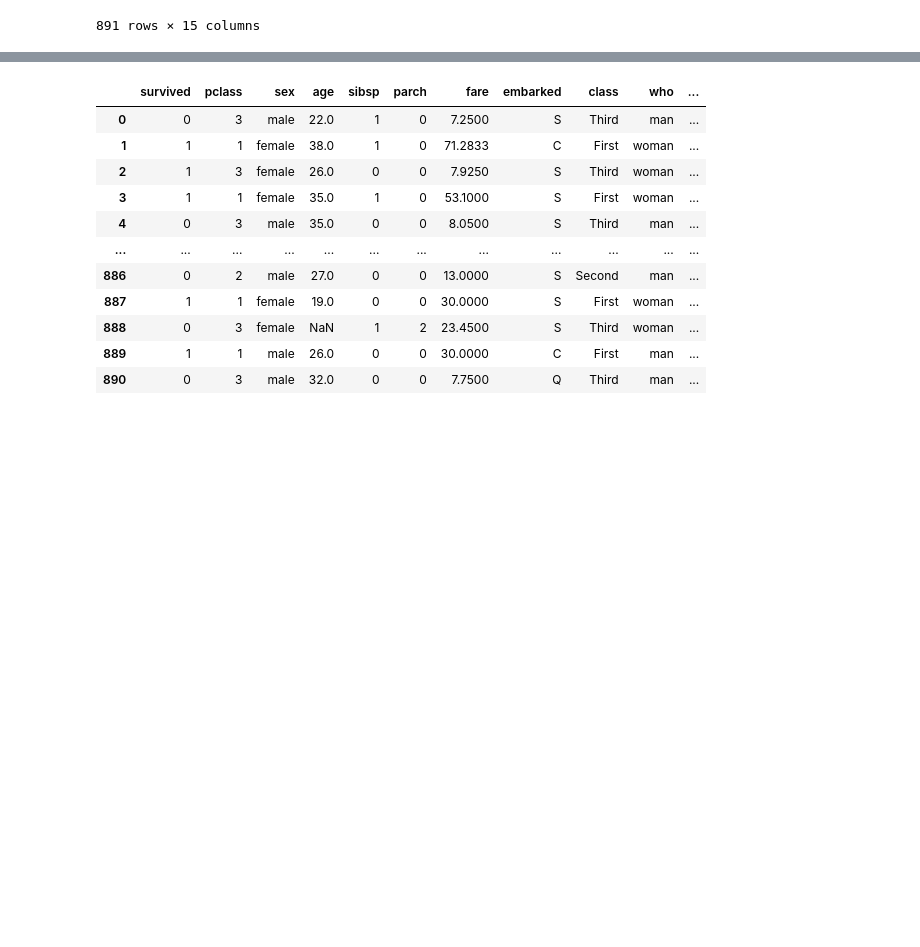
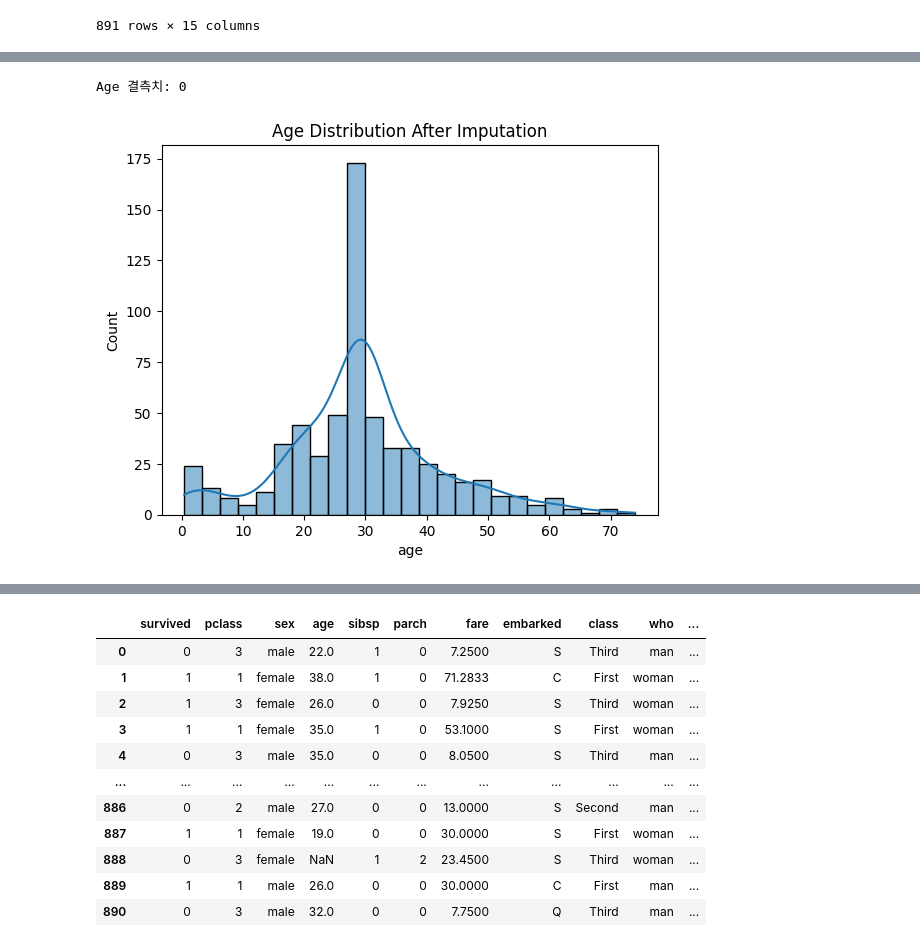
Before and after one commit to A-I-eXplorers/LeeChungHee, a Jupyter notebook: Data_Preprocessing/01.Titanic.ipynb, the cells around one changed output, grey strips where cells are left out. Cells and saved outputs as stored; diff of their text form; code cells hidden in the pictures; blank space fills up the shorter version.

```diff
--- a/Data_Preprocessing/01.Titanic.ipynb
+++ b/Data_Preprocessing/01.Titanic.ipynb
@@ -19,3 +19,14 @@ df
 | 889 | 1 | 1 | male | 26.0 | 0 | 0 | 30.0000 | C | First | man | ... |
 | 890 | 0 | 3 | male | 32.0 | 0 | 0 | 7.7500 | Q | Third | man | ... |
 891 rows × 15 columns
+# %%
+# =========================================
+# 1. 라이브러리 불러오기 및 데이터 로드
+# =========================================
+import pandas as pd      # 표 형태 데이터 처리
+import numpy as np       # 수치 연산
+import seaborn as sns    # 통계 시각화 (타이타닉 예제 데이터 제공)
+
+# seaborn에서 제공하는 타이타닉 데이터셋(891명 승객, 15개 컬럼)을 불러옴
+df = pd.read_csv('https://raw.githubusercontent.com/mwaskom/seaborn-data/master/titanic.csv')
+df
@@ -21,0 +245,26 @@ df
+# %%
+# =========================================
+# 5. 학습/테스트 데이터 분리
+# =========================================
+from sklearn.model_selection import train_test_split
+
+# 첫 번째 컬럼(survived)을 타깃 y로, 나머지를 특성 X로 사용
+X, y = df.iloc[:, 1:], df.iloc[:, 0]
+
+# 70% 학습 / 30% 테스트로 분리
+# stratify=y : 생존/사망 비율을 train과 test에서 동일하게 유지
+# random_state=0 : 실행할 때마다 같은 결과가 나오도록 고정
+X_train, X_test, y_train, y_test = train_test_split(X, y, test_size = 0.3, random_state=0, stratify=y)
+# %%
+# =========================================
+# 6. 결측치 대체 - age
+# =========================================
+from sklearn.impute import SimpleImputer
+
+# age 결측치를 평균값으로 채움
+# 데이터 누수를 막기 위해 평균은 train 데이터에서만 계산(fit)하고,
+# test에는 그 평균을 그대로 적용(transform)
+imputer = SimpleImputer(strategy = "mean")
+X_train['age'] = imputer.fit_transform(X_train[['age']])
+X_test['age'] = imputer.transform(X_test[['age']])
+X_test
@@ -21,0 +285,11 @@ df
+# %%
+# 대체 후 age 결측치가 0인지 확인
+print("Age 결측치:", X_train['age'].isnull().sum())
+
+# 대체 후 age 분포 확인 (평균값 위치에 막대가 튀어나오는 것이 평균 대체의 특징)
+sns.histplot(X_train['age'], kde=True)
+plt.title("Age Distribution After Imputation")
+plt.show()
+# %% [output]
+Age 결측치: 0
+[figure, added]
```
Also changed, not shown: parts of 15 cells of this notebook, 2 other files.
